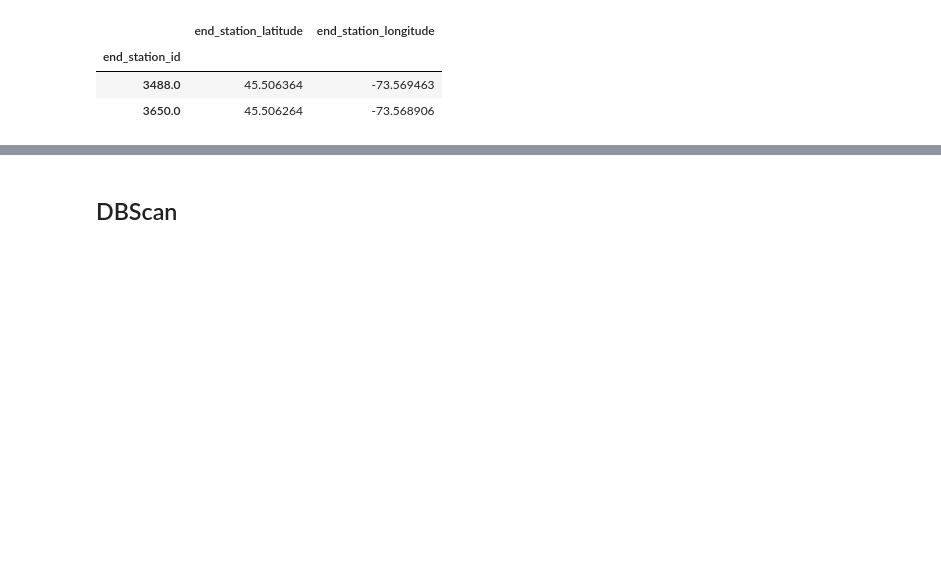
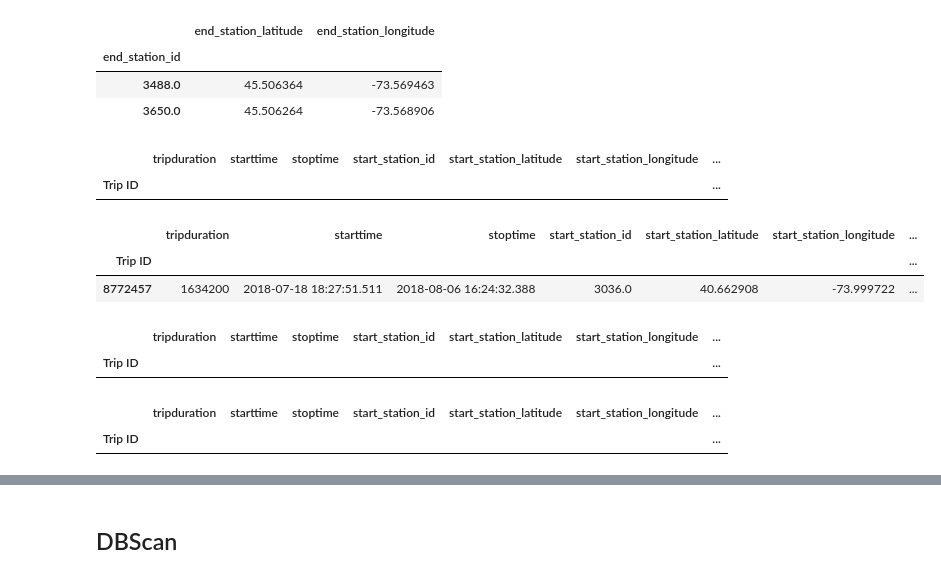
Before and after one commit to katrinemariepedersen/Business_analytics_project, a Jupyter notebook: Load_of_dat.ipynb, the cells around one changed output, grey strips where cells are left out. Drawn from its saved outputs; the diff is of its cells as text; code cells hidden in the pictures; blank space fills up the shorter version.

```diff
--- a/Load_of_dat.ipynb
+++ b/Load_of_dat.ipynb
@@ -156,4 +156,35 @@ end_station_df[end_station_df.end_station_longitude > -73.6]
 | 3488.0 | 45.506364 | -73.569463 |
 | 3650.0 | 45.506264 | -73.568906 |
 # %%
-f[f.start_station_id == 3488.0]
+f[
+    (f.start_station_id == 3488.0) &
+    (f.start_station_id != f.end_station_id)
+]
+# %% [output]
+|  | tripduration | starttime | stoptime | start_station_id | start_station_latitude | start_station_longitude | ... |
+| Trip ID |  |  |  |  |  |  | ... |
+# %%
+f[
+    (f.end_station_id == 3488.0) &
+    (f.start_station_id != f.end_station_id)
+]
+# %% [output]
+|  | tripduration | starttime | stoptime | start_station_id | start_station_latitude | start_station_longitude | ... |
+| Trip ID |  |  |  |  |  |  | ... |
+| 8772457 | 1634200 | 2018-07-18 18:27:51.511 | 2018-08-06 16:24:32.388 | 3036.0 | 40.662908 | -73.999722 | ... |
+# %%
+f[
+    (f.start_station_id == 3650.0) &
+    (f.start_station_id != f.end_station_id)
+]
+# %% [output]
+|  | tripduration | starttime | stoptime | start_station_id | start_station_latitude | start_station_longitude | ... |
+| Trip ID |  |  |  |  |  |  | ... |
+# %%
+f[
+    (f.end_station_id == 3650.0) &
+    (f.start_station_id != f.end_station_id)
+]
+# %% [output]
+|  | tripduration | starttime | stoptime | start_station_id | start_station_latitude | start_station_longitude | ... |
+| Trip ID |  |  |  |  |  |  | ... |
```
Also changed, not shown: parts of 5 cells of this notebook.
